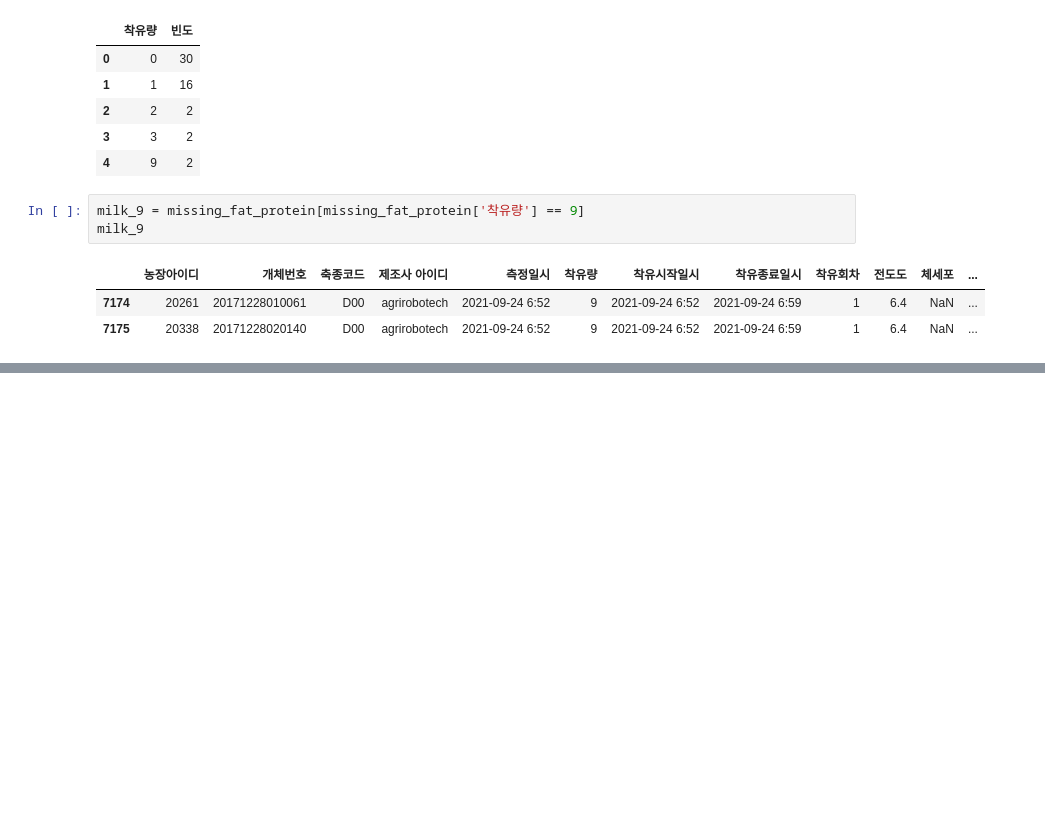
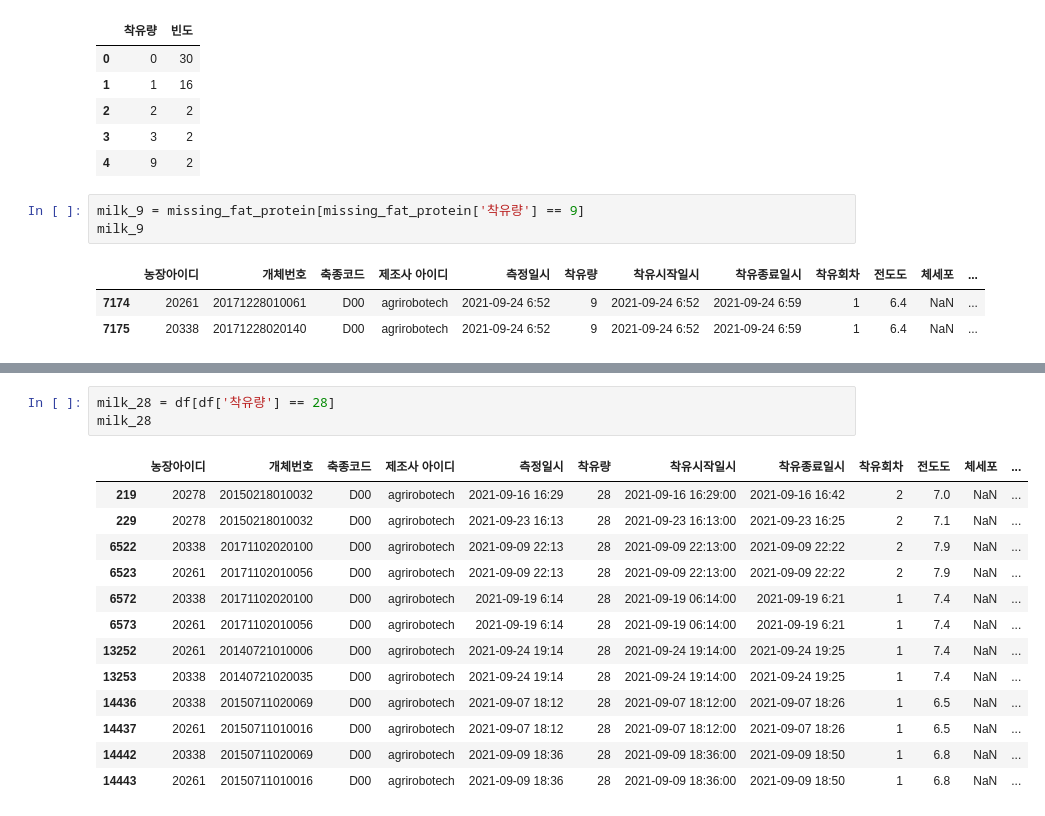
Before and after one commit to jiwon512/practical_project, a Jupyter notebook: jungjae/pr1.ipynb, the cells around one changed output, grey strips where cells are left out. Cells and saved outputs as stored; diff of their text form; blank space fills up the shorter version.

```diff
--- a/jungjae/pr1.ipynb
+++ b/jungjae/pr1.ipynb
@@ -247,0 +255,17 @@ milk_34
+# %%
+milk_28 = df[df['착유량'] == 28]
+milk_28
+# %% [output]
+|  | 농장아이디 | 개체번호 | 축종코드 | 제조사 아이디 | 측정일시 | 착유량 | 착유시작일시 | 착유종료일시 | 착유회차 | 전도도 | 체세포 | ... |
+| 219 | 20278 | 20150218010032 | D00 | agrirobotech | 2021-09-16 16:29 | 28 | 2021-09-16 16:29:00 | 2021-09-16 16:42 | 2 | 7.0 | NaN | ... |
+| 229 | 20278 | 20150218010032 | D00 | agrirobotech | 2021-09-23 16:13 | 28 | 2021-09-23 16:13:00 | 2021-09-23 16:25 | 2 | 7.1 | NaN | ... |
+| 6522 | 20338 | 20171102020100 | D00 | agrirobotech | 2021-09-09 22:13 | 28 | 2021-09-09 22:13:00 | 2021-09-09 22:22 | 2 | 7.9 | NaN | ... |
+| 6523 | 20261 | 20171102010056 | D00 | agrirobotech | 2021-09-09 22:13 | 28 | 2021-09-09 22:13:00 | 2021-09-09 22:22 | 2 | 7.9 | NaN | ... |
+| 6572 | 20338 | 20171102020100 | D00 | agrirobotech | 2021-09-19 6:14 | 28 | 2021-09-19 06:14:00 | 2021-09-19 6:21 | 1 | 7.4 | NaN | ... |
+| 6573 | 20261 | 20171102010056 | D00 | agrirobotech | 2021-09-19 6:14 | 28 | 2021-09-19 06:14:00 | 2021-09-19 6:21 | 1 | 7.4 | NaN | ... |
+| 13252 | 20261 | 20140721010006 | D00 | agrirobotech | 2021-09-24 19:14 | 28 | 2021-09-24 19:14:00 | 2021-09-24 19:25 | 1 | 7.4 | NaN | ... |
+| 13253 | 20338 | 20140721020035 | D00 | agrirobotech | 2021-09-24 19:14 | 28 | 2021-09-24 19:14:00 | 2021-09-24 19:25 | 1 | 7.4 | NaN | ... |
+| 14436 | 20338 | 20150711020069 | D00 | agrirobotech | 2021-09-07 18:12 | 28 | 2021-09-07 18:12:00 | 2021-09-07 18:26 | 1 | 6.5 | NaN | ... |
+| 14437 | 20261 | 20150711010016 | D00 | agrirobotech | 2021-09-07 18:12 | 28 | 2021-09-07 18:12:00 | 2021-09-07 18:26 | 1 | 6.5 | NaN | ... |
+| 14442 | 20338 | 20150711020069 | D00 | agrirobotech | 2021-09-09 18:36 | 28 | 2021-09-09 18:36:00 | 2021-09-09 18:50 | 1 | 6.8 | NaN | ... |
+| 14443 | 20261 | 20150711010016 | D00 | agrirobotech | 2021-09-09 18:36 | 28 | 2021-09-09 18:36:00 | 2021-09-09 18:50 | 1 | 6.8 | NaN | ... |
```
Also changed, not shown: parts of 4 cells of this notebook.
